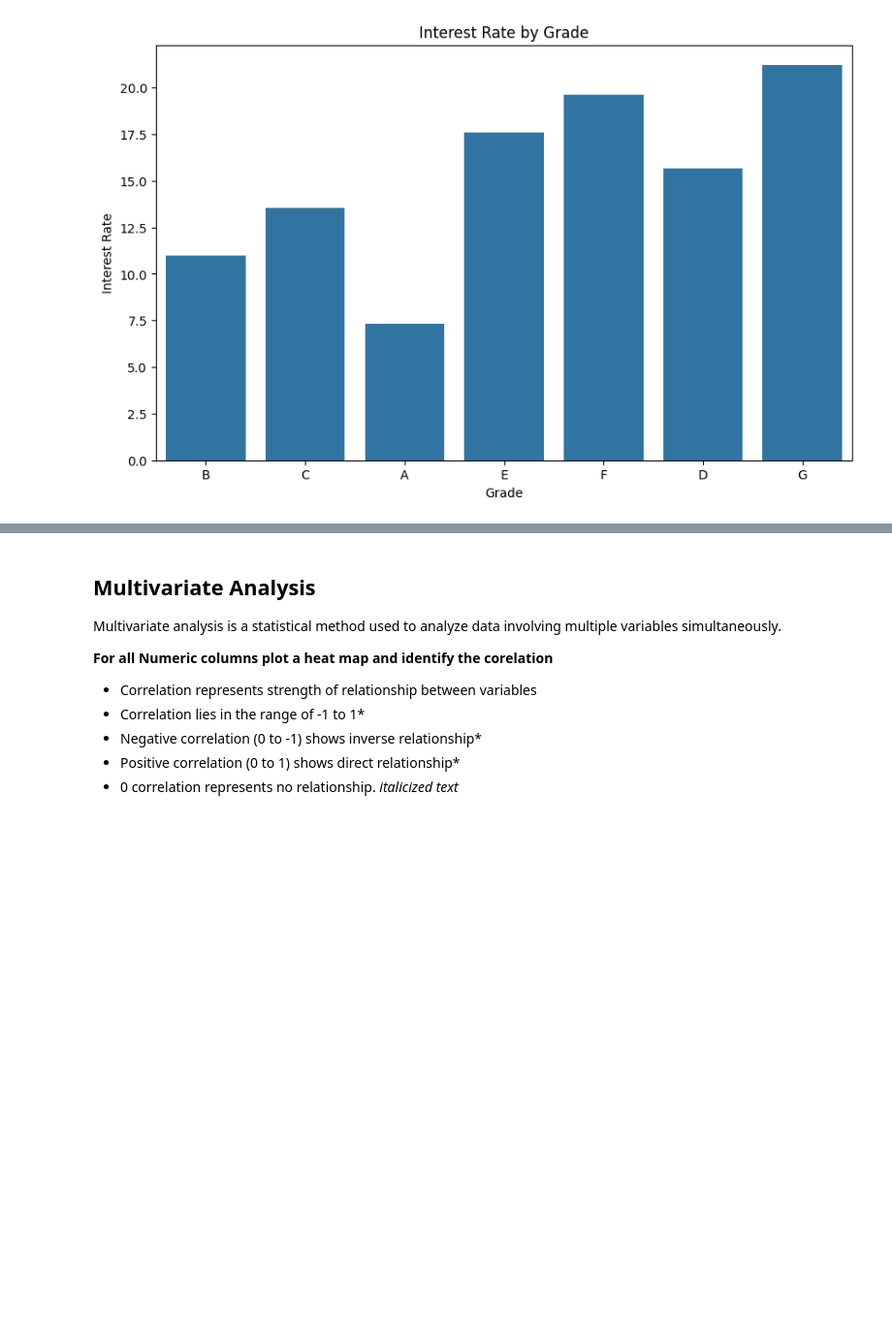
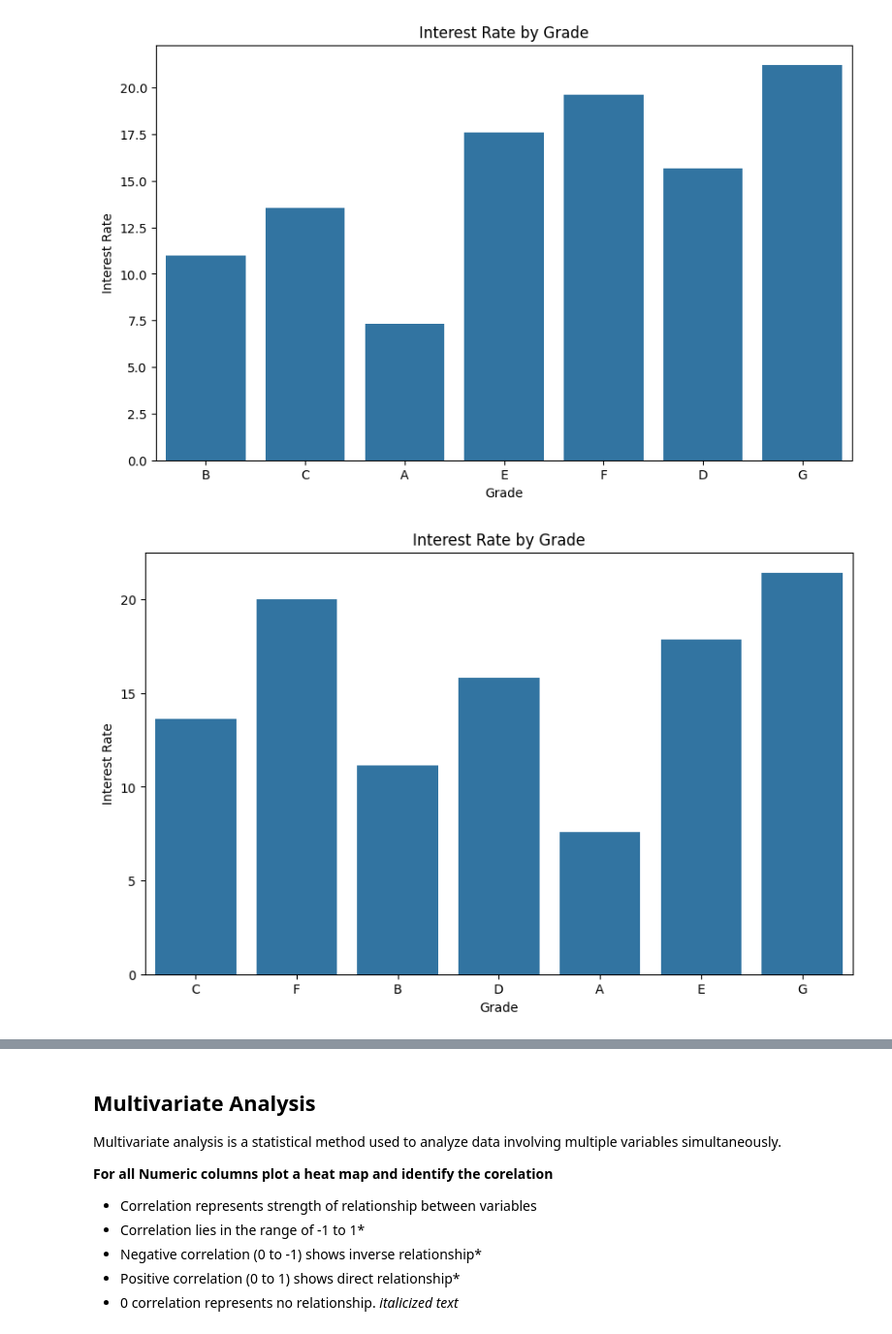
Before and after one commit to balu337/LendingClubRepo, a Jupyter notebook: LC_v1.ipynb, the cells around one changed output, grey strips where cells are left out. Shown at 97% size. Saved outputs shown, nothing was run; the diff lists cells and outputs as text; code cells hidden in the pictures; blank space fills up the shorter version.

```diff
--- a/LC_v1.ipynb
+++ b/LC_v1.ipynb
@@ -711,0 +713,7 @@ bar plot of loan_status vs loan_status
+# %%
+df1_CF=df1[df1.loan_status == 'Charged Off']
+print(df1_CF.shape )
+
+
+df1_FP=df1[df1.loan_status == 'Fully Paid']
+print(df1_FP.shape)
@@ -806,6 +817,25 @@ plt.ylabel('Interest Rate')
 plt.show()
 # %% [output]
 [figure]
+# %%
+# Set the figure size
+plt.figure(figsize=(10, 6))
+
+# Create the bar plot
+sns.barplot(x='grade', y='int_rate', data=df1_CF, ci=None)
+
+# Add labels and title
+plt.title('Interest Rate by Grade')
+plt.xlabel('Grade')
+plt.ylabel('Interest Rate')
+
+# Show plot
+plt.show()
+
+#df1_FP
+#df1_CF
+# %% [output]
+[figure, added]
 # %% [markdown]
 ### **Observations from Bivariate Analysis**
 
```
Also changed, not shown: parts of 6 cells of this notebook.
